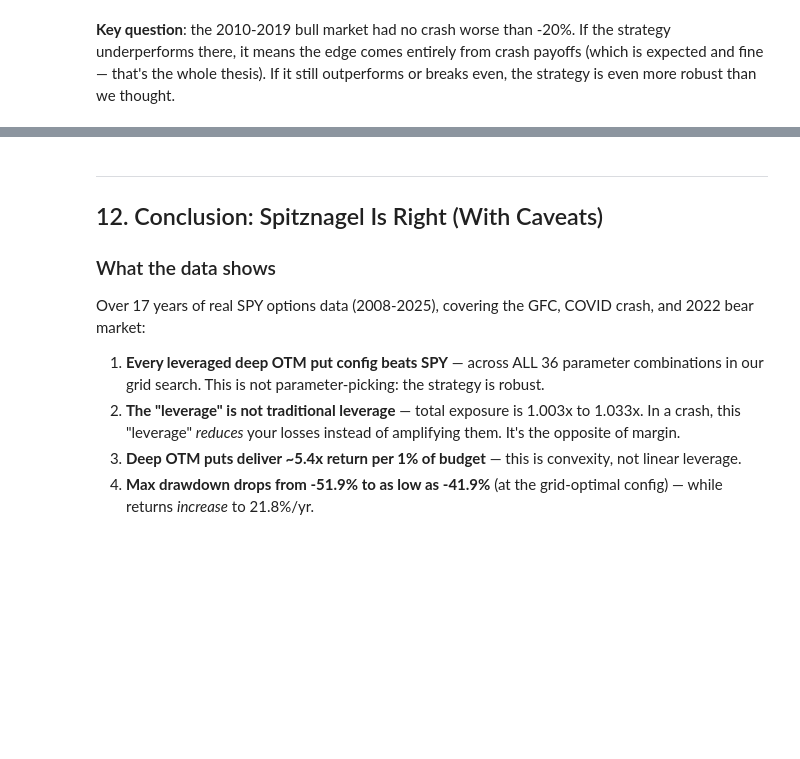
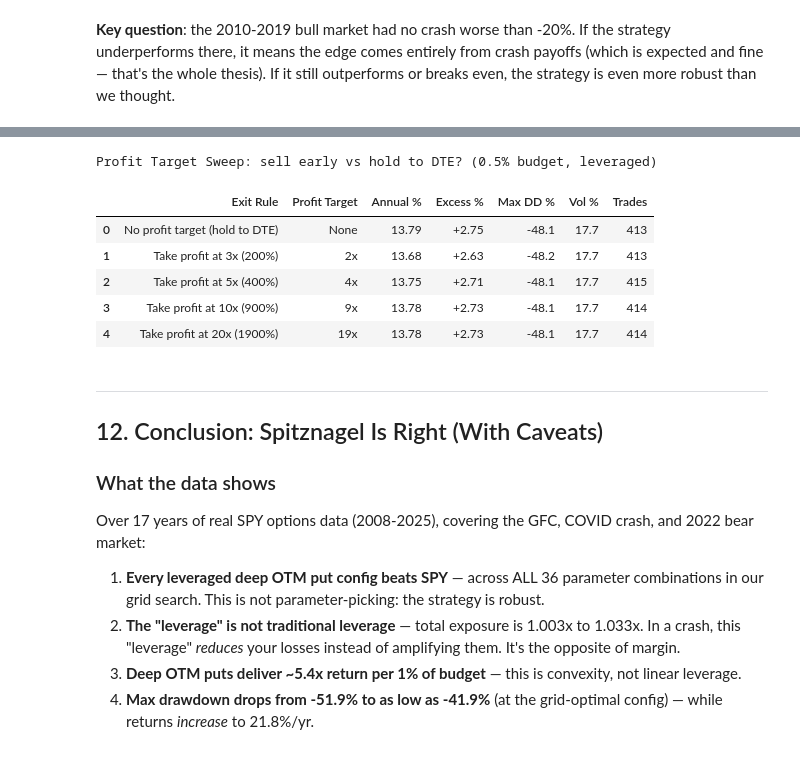
Before and after one commit to lambdaclass/options_backtester, a Jupyter notebook: notebooks/spitznagel_case.ipynb, the cells around one changed output, grey strips where cells are left out. Saved outputs shown, nothing was run; the diff lists cells and outputs as text; code cells hidden in the pictures; blank space fills up the shorter version.

```diff
--- a/notebooks/spitznagel_case.ipynb
+++ b/notebooks/spitznagel_case.ipynb
@@ -1134,0 +1139,53 @@ Subperiod Analysis: Does the strategy work in calm markets? (0.5% budget, levera
+# %%
+# Sweep profit targets: sell when put value hits X% of entry cost
+import math as _math
+from backtester.strategy import Strategy, StrategyLeg
+from backtester import Type, Direction
+
+def make_deep_otm_with_profit_target(schema, profit_pct):
+    """Deep OTM puts with optional profit target exit."""
+    leg = StrategyLeg('leg_1', schema, option_type=Type.PUT, direction=Direction.BUY)
+    leg.entry_filter = (
+        (schema.underlying == 'SPY')
+        & (schema.dte >= 90) & (schema.dte <= 180)
+        & (schema.delta >= -0.10) & (schema.delta <= -0.02)
+    )
+    leg.entry_sort = ('delta', False)
+    leg.exit_filter = (schema.dte <= 14)
+    s = Strategy(schema)
+    s.add_leg(leg)
+    s.add_exit_thresholds(profit_pct=profit_pct, loss_pct=_math.inf)
+    return s
+
+profit_configs = [
+    ('No profit target (hold to DTE)', _math.inf),
+    ('Take profit at 3x (200%)',       2.0),
+    ('Take profit at 5x (400%)',       4.0),
+    ('Take profit at 10x (900%)',      9.0),
+    ('Take profit at 20x (1900%)',     19.0),
+]
+
+profit_results = []
+for name, profit_pct in profit_configs:
+    print(f'  {name}...', end=' ', flush=True)
+    r = run_backtest(
+        name, 1.0, 0.0,
+        lambda pp=profit_pct: make_deep_otm_with_profit_target(schema, pp),
+        data,
+        budget_fn=lambda date, tc: tc * 0.005,
+    )
+    profit_results.append(r)
+    print(f'annual {r["annual_ret"]:+.2f}%, excess {r["excess_annual"]:+.2f}%, DD {r["max_dd"]:.1f}%')
+
+rows = []
+for r, (name, pp) in zip(profit_results, profit_configs):
+    d = r['balance']['% change'].dropna()
+    vol = d.std() * np.sqrt(252) * 100
+    rows.append({'Exit Rule': name, 'Profit Target': f'{pp:.0f}x' if pp < 100 else 'None',
+                 'Annual %': r['annual_ret'], 'Excess %': r['excess_annual'],
+                 'Max DD %': r['max_dd'], 'Vol %': vol, 'Trades': r['trades']})
+df_profit = pd.DataFrame(rows)
+styled = df_profit.style.format({'Annual %': '{:.2f}', 'Excess %': '{:+.2f}', 'Max DD %': '{:.1f}',
+                                  'Vol %': '{:.1f}', 'Trades': '{:.0f}'}).map(color_excess, subset=['Excess %'])
+style_returns_table(styled).set_caption('Profit Target Sweep: sell early vs hold to DTE? (0.5% budget, leveraged)')
+# %% [output]
@@ -1135,3 +1202,10 @@ Subperiod Analysis: Does the strategy work in calm markets? (0.5% budget, levera
+Profit Target Sweep: sell early vs hold to DTE? (0.5% budget, leveraged)
+|  | Exit Rule | Profit Target | Annual % | Excess % | Max DD % | Vol % | Trades |
+| 0 | No profit target (hold to DTE) | None | 13.79 | +2.75 | -48.1 | 17.7 | 413 |
+| 1 | Take profit at 3x (200%) | 2x | 13.68 | +2.63 | -48.2 | 17.7 | 413 |
+| 2 | Take profit at 5x (400%) | 4x | 13.75 | +2.71 | -48.1 | 17.7 | 415 |
+| 3 | Take profit at 10x (900%) | 9x | 13.78 | +2.73 | -48.1 | 17.7 | 414 |
+| 4 | Take profit at 20x (1900%) | 19x | 13.78 | +2.73 | -48.1 | 17.7 | 414 |
 # %% [markdown]
 ---
 ## 12. Conclusion: Spitznagel Is Right (With Caveats)
```
Also changed, not shown: parts of 2 cells of this notebook.
